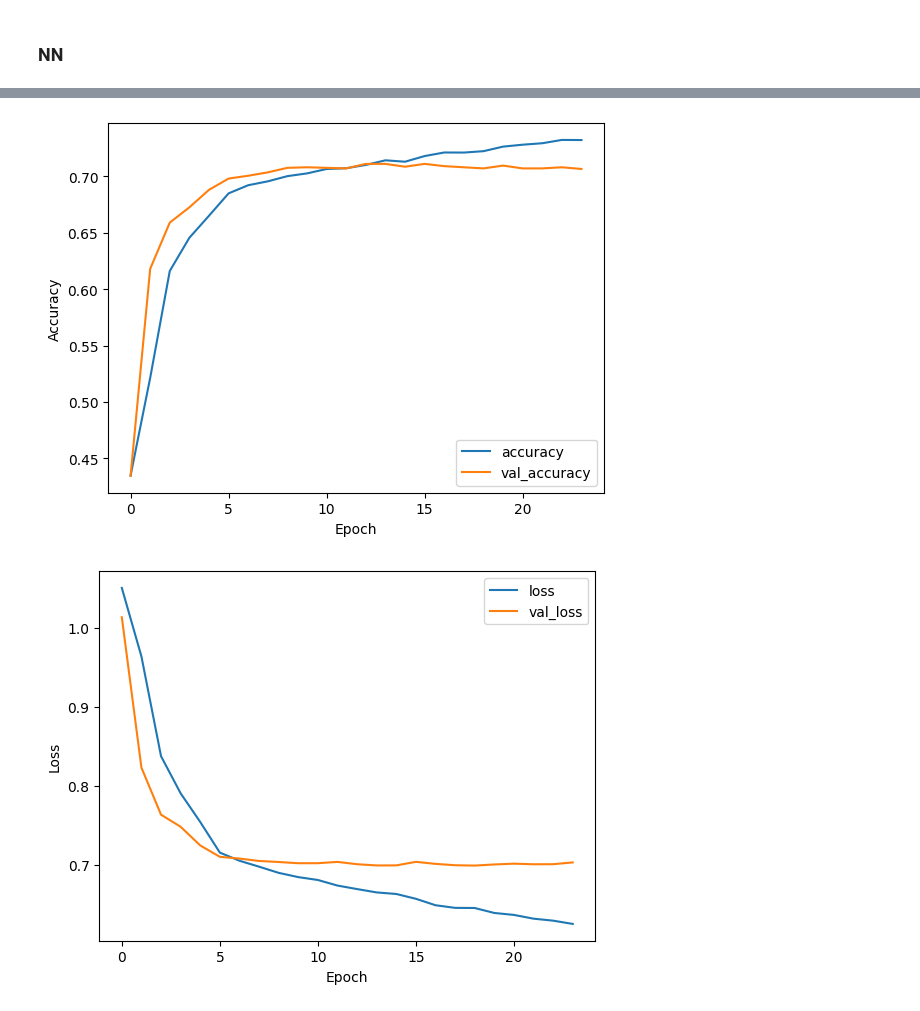
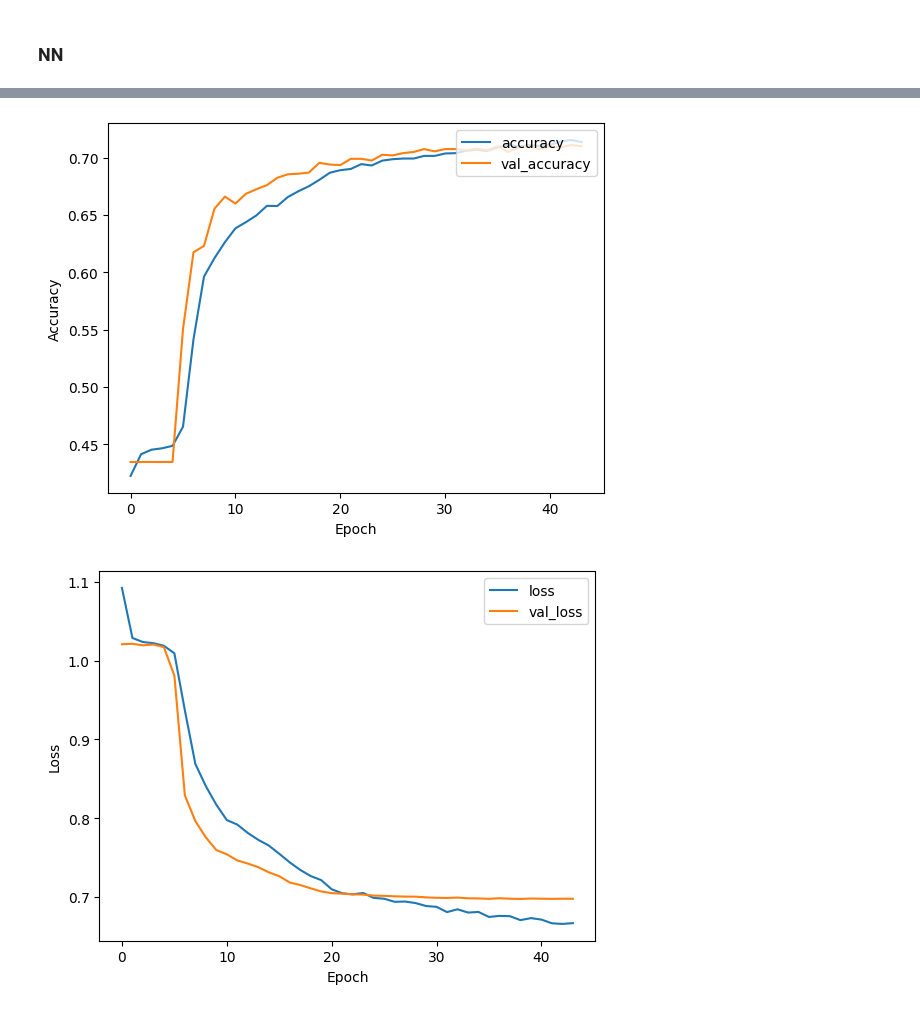
Before and after one commit to kelvin3720/CU_CMT316_Group_Project, a Jupyter notebook: src/main.ipynb, the cells around one changed output, grey strips where cells are left out. Drawn from its saved outputs; the diff is of its cells as text; code cells hidden in the pictures.

```diff
--- a/src/main.ipynb
+++ b/src/main.ipynb
@@ -154,7 +154,7 @@ def text_processing(text: list[str]) -> list[list[str]]:
     - Remove URLs
     - Replace emojis with their corresponding sentiment.
     - Replace punctuation marks.
-    - Normalize the text.
+    - Normalize the text with nltk.
     - Tokenize the text.
     - Lowercase the text.
     - Remove stop words.
@@ -188,7 +188,7 @@ def text_processing(text: list[str]) -> list[list[str]]:
         tokens = nltk.word_tokenize(line)
         tokens = [lemmatizer.lemmatize(word) for word in tokens]
         # Lowercase the text
-        tokens = [word.lower() for word in tokens]
+        tokens = [str(word).lower() for word in tokens]
         # Remove stop words
         tokens = [word for word in tokens if word not in stopwords]
         # Remove remaining punctuation but keep emojis
@@ -299,8 +299,6 @@ def get_sentiment_score(line: list[str]) -> list[float]:
 def learning_rate_scheduler(epoch: int) -> float:
     """
     Learning rate scheduler.
-    If epoch < 5, return 0.0005.
-    Else, return 0.0001.
 
     Args:
         epoch: int: The current epoch.
@@ -308,7 +306,12 @@ def learning_rate_scheduler(epoch: int) -> float:
     Returns:
         float: The new learning rate.
     """
-    return 0.0005 if epoch < 5 else 0.0001
+    if epoch < 10:
+        return 0.0005
+    elif epoch < 20:
+        return 0.0003
+    else:
+        return 0.0001
 
 
 def synonym_replacement(tokens: list[str]) -> list[str]:
@@ -415,18 +418,18 @@ empty_index_train = [i for i, x in enumerate(train_text) if not x]
 empty_index_validation = [i for i, x in enumerate(validation_text) if not x]
 
 # Remove empty lists from train_text and validation_text, and corresponding labels
-train_text = [
+train_text: list[list[str]] = [
     train_text[i] for i in range(len(train_text)) if i not in empty_index_train
 ]
-train_label = [
+train_label: list[list[str]] = [
     train_label[i] for i in range(len(train_label)) if i not in empty_index_train
 ]
-validation_text = [
+validation_text: list[list[str]] = [
     validation_text[i]
     for i in range(len(validation_text))
     if i not in empty_index_validation
 ]
-validation_label = [
+validation_label: list[list[str]] = [
     validation_label[i]
     for i in range(len(validation_label))
     if i not in empty_index_validation
@@ -539,16 +542,18 @@ validation_label_one_hot: np.ndarray[np.ndarray[float]] = tf.one_hot(
 # Create an Input layer
 input_layer = tf.keras.layers.Input(shape=(train_vectorized.shape[1],))
 
+dropout_rate = 0.7
+
 # Define the model
 model = tf.keras.models.Sequential(
     [
         input_layer,
         tf.keras.layers.Dense(2048, activation="sigmoid"),
-        tf.keras.layers.Dropout(0.5),
+        tf.keras.layers.Dropout(dropout_rate),
         tf.keras.layers.Dense(512, activation="sigmoid"),
-        tf.keras.layers.Dropout(0.5),
+        tf.keras.layers.Dropout(dropout_rate),
         tf.keras.layers.Dense(128, activation="sigmoid"),
-        tf.keras.layers.Dropout(0.5),
+        tf.keras.layers.Dropout(dropout_rate),
         tf.keras.layers.Dense(3, activation="softmax"),
     ]
 )
@@ -572,8 +577,8 @@ history = model.fit(
     train_vectorized,
     train_label_one_hot,
     validation_data=(validation_vectorized, validation_label_one_hot),
-    epochs=100,
-    batch_size=256,
+    epochs=200,
+    batch_size=512,
     callbacks=[early_stopping, rate_scheduler],
 )
 # %% [output]
@@ -607,19 +612,19 @@ Test accuracy: 0.6253663301467896
 # %%
 # Plot the training and validation accuracy
 plt.plot(history.history["accuracy"], label="accuracy")
 plt.plot(history.history["val_accuracy"], label="val_accuracy")
 plt.xlabel("Epoch")
 plt.ylabel("Accuracy")
-plt.legend(loc="lower right")
+plt.legend(loc="upper right")
 plt.show()
 
 # Plot the training and validation loss
 plt.plot(history.history["loss"], label="loss")
 plt.plot(history.history["val_loss"], label="val_loss")
 plt.xlabel("Epoch")
 plt.ylabel("Loss")
 plt.legend(loc="upper right")
 plt.show()
 # %% [output]
-[figure, old version]
+[figure, new version]
-[figure, old version]
+[figure, new version]
```
Also changed, not shown: parts of 2 cells of this notebook.
